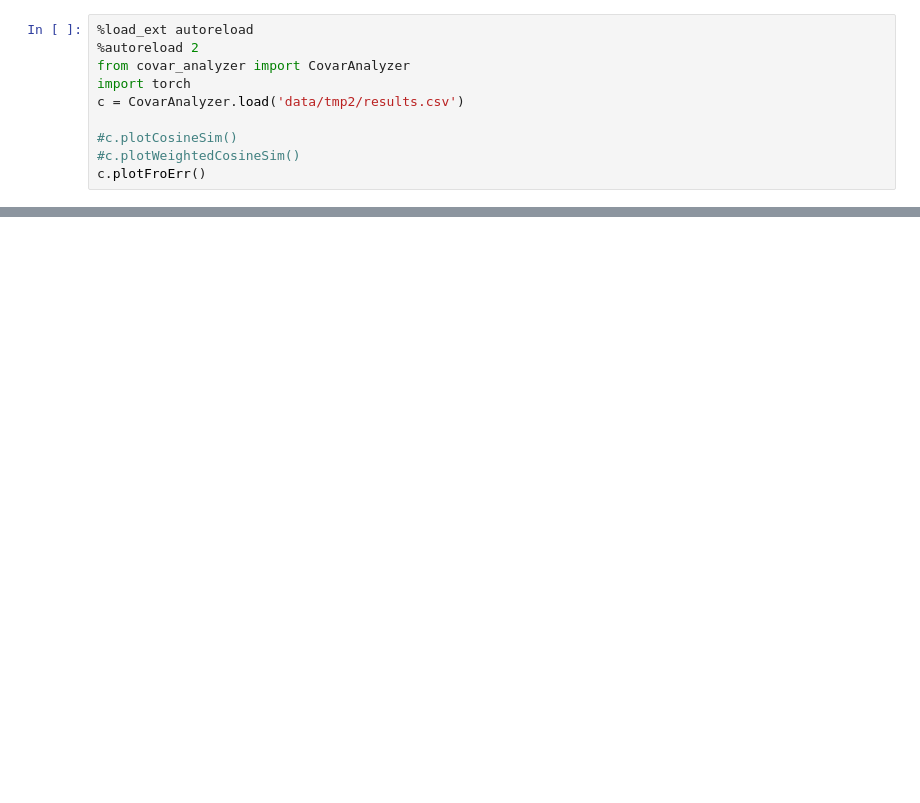
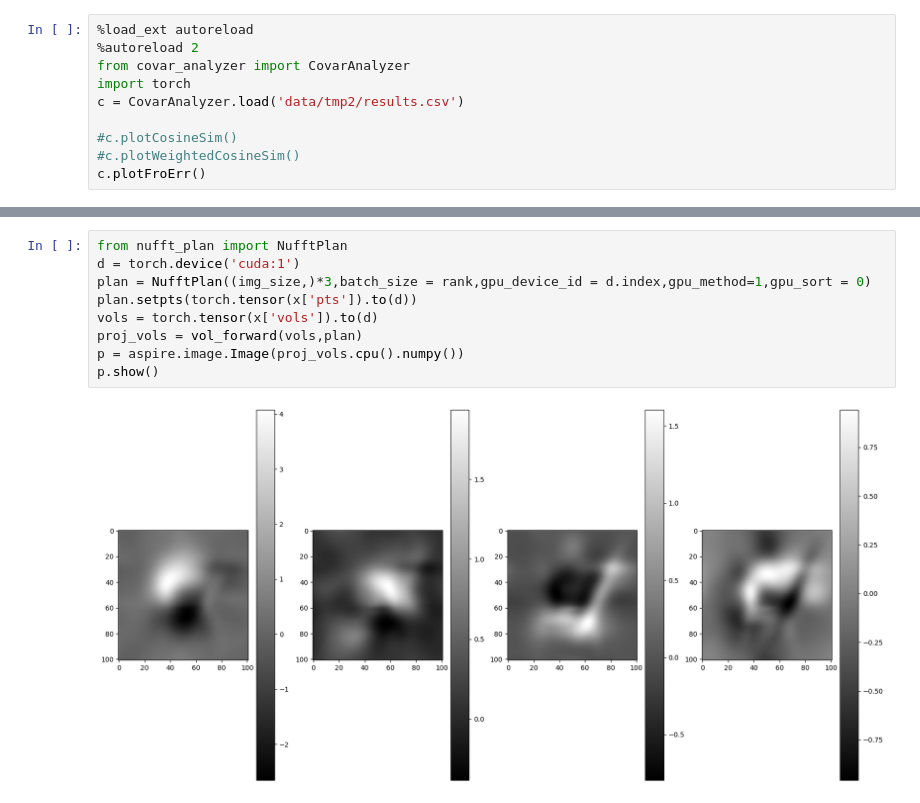
Before and after one commit to RoeyYadgar/3DCovarEstimation, a Jupyter notebook: jupy_test.ipynb, the cells around one changed output, grey strips where cells are left out. Saved outputs shown, nothing was run; the diff lists cells and outputs as text; blank space fills up the shorter version.

```diff
--- a/jupy_test.ipynb
+++ b/jupy_test.ipynb
@@ -85,0 +105,11 @@ torch.norm(cds.vectorsGD.reshape((4,-1)),dim=1)
+# %%
+from nufft_plan import NufftPlan
+d = torch.device('cuda:1')
+plan = NufftPlan((img_size,)*3,batch_size = rank,gpu_device_id = d.index,gpu_method=1,gpu_sort = 0)
+plan.setpts(torch.tensor(x['pts']).to(d))
+vols = torch.tensor(x['vols']).to(d)
+proj_vols = vol_forward(vols,plan)
+p = aspire.image.Image(proj_vols.cpu().numpy())
+p.show()
+# %% [output]
+[figure, added]
```
Also changed, not shown: parts of 8 cells of this notebook, 1 other file.
